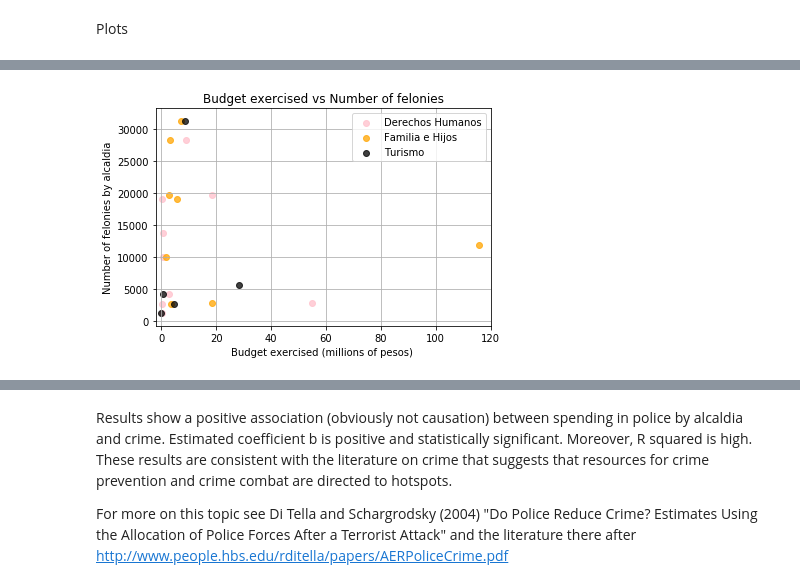
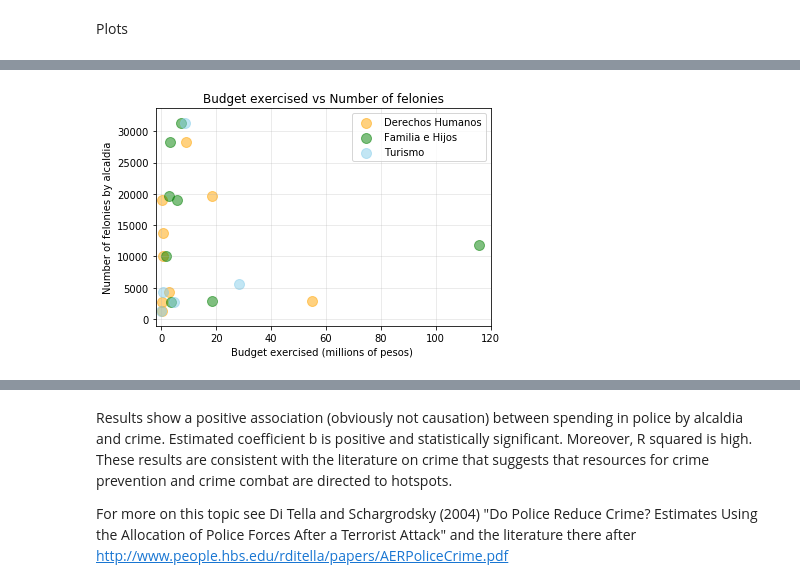
Before and after one commit to joseluismendozal10/Project1, a Jupyter notebook: Budget BTB/main_BTB.ipynb, the cells around one changed output, grey strips where cells are left out. Cells and saved outputs as stored; diff of their text form; code cells hidden in the pictures.

```diff
--- a/Budget BTB/main_BTB.ipynb
+++ b/Budget BTB/main_BTB.ipynb
@@ -172,16 +172,16 @@ budget_final_df["delitos"] = delitos
 # loop to plot the x and y scatter for each of the following rubros
 i=0
 rubros=['Policia', "Alumbrado Publico", "Urbanizacion", "Grupos Vulnerables"]
-colores=["blue", "yellow", "green", "red"]
+colores=["blue", "yellow", "gray", "red"]
 
 for rubro in rubros:
 
-    plt.scatter(budget_final_df[rubro], budget_final_df["delitos"], marker="o", facecolors=colores[i], alpha=0.75)
+    plt.scatter(budget_final_df[rubro], budget_final_df["delitos"], marker="o", facecolors=colores[i], alpha=0.5, s=100)
     i=i+1
 
 # Incorporate the other graph properties
 
-plt.grid()
+plt.grid(linestyle='-', alpha=0.3)
 plt.title("Budget exercised vs Number of felonies")
 plt.xlabel("Budget exercised (millions of pesos)")
 plt.ylabel("Number of felonies by alcaldia")
@@ -223,34 +288,34 @@ budget_final_df
 # %%
 # loop to plot the x and y scatter for each of the following rubros
 i=0
 rubros=['Derechos Humanos', 'Familia e Hijos', "Turismo"]
-colores=["pink", "orange", "black"]
+colores=["orange", "green", "skyblue"]
 
 for rubro in rubros:
 
-    plt.scatter(budget_final_df[rubro], budget_final_df["delitos"], marker="o", facecolors=colores[i], alpha=0.75)
+    plt.scatter(budget_final_df[rubro], budget_final_df["delitos"], marker="o", facecolors=colores[i], s=100, alpha=0.5)
     i=i+1
 
 # Incorporate the other graph properties
 
-plt.grid()
+plt.grid(linestyle='-', alpha=0.3)
 plt.xlim(-2, 120)
 plt.title("Budget exercised vs Number of felonies")
 plt.xlabel("Budget exercised (millions of pesos) ")
 plt.ylabel("Number of felonies by alcaldia")
 
 # Create a legend
 #plt.legend(handles=[ Urban, Suburban, Rural], loc= "upper rigth")
 plt.legend(rubros, loc="best")
 
 
 # Save Figure
 plt.savefig("Dhumanos_familia_turismo.png")
 
 # Prints the scatter plot to the screen
 plt.show()
 # %% [output]
-[figure, old version]
+[figure, new version]
 # %% [markdown]
 We estimate the following linear regresion model: delitos= a +b*spending_in_police + e and test for the significance of coefficient b. That is:
 
```
Also changed, not shown: parts of 9 cells of this notebook, 2 other files.
